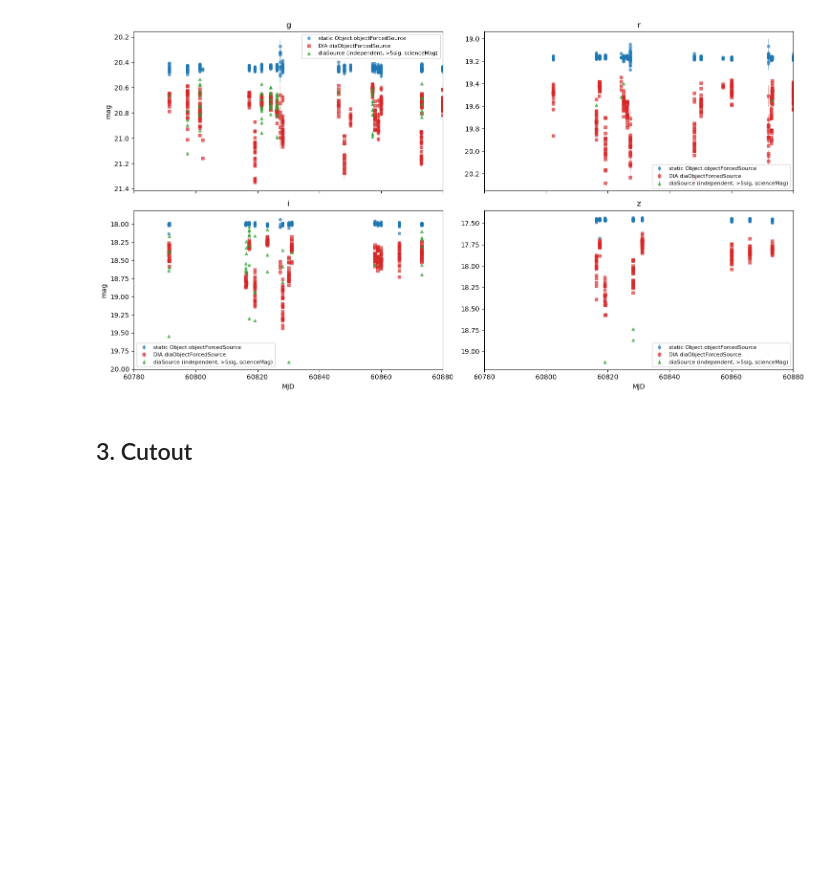
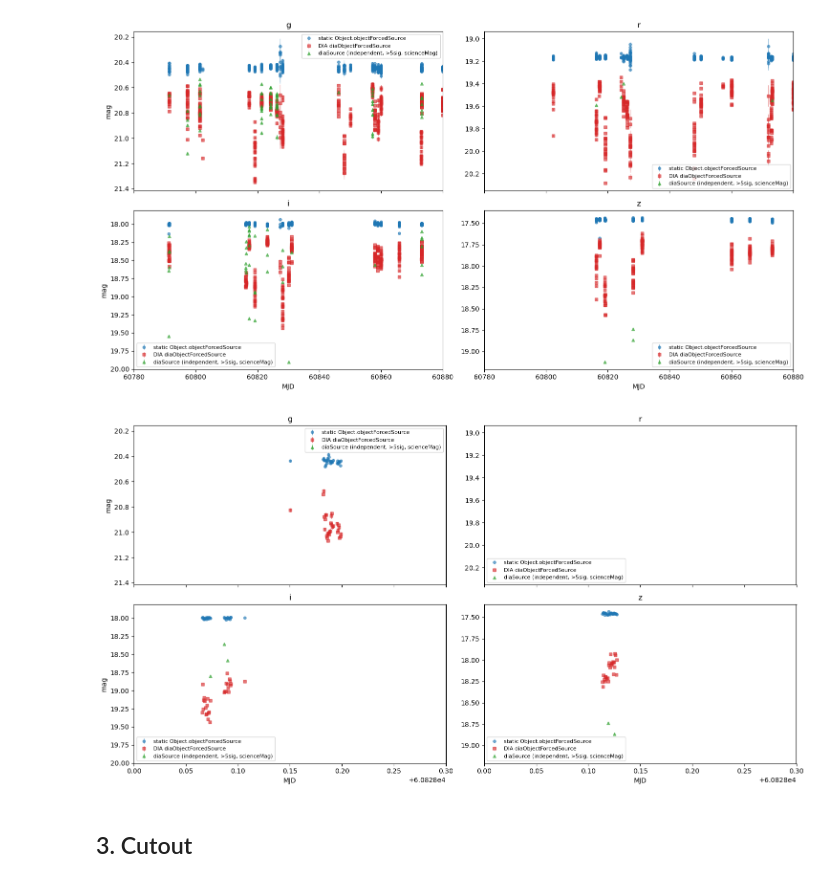
Before and after one commit to ShrRa/dp2_budapest_hands_on, a Jupyter notebook: dia_forced_photometry_scatter_executed.ipynb, the cells around one changed output. Drawn from its saved outputs; the diff is of its cells as text; code cells hidden in the pictures; blank space fills up the shorter version.

Commit message:
Inspect an object with intranight scatter

```diff
--- a/dia_forced_photometry_scatter_executed.ipynb
+++ b/dia_forced_photometry_scatter_executed.ipynb
@@ -217,6 +219,34 @@ plt.tight_layout()
 plt.show()
 # %% [output]
 [figure]
+# %%
+BANDS = "griz"
+STREAMS = [(static_stream, 'static Object.objectForcedSource', 'C0', 'o'),
+          (dia_forced_stream, 'DIA diaObjectForcedSource', 'C3', 's'),
+          (dia_source_stream, 'diaSource (independent, >5sig, scienceMag)', 'C2', '^')]
+
+fig, axes = plt.subplots(2, 2, figsize=(15, 8), sharex=True)
+for ax, b in zip(axes.flat, BANDS):
+    for stream, label, color, marker in STREAMS:
+        m = stream['band'] == b
+        if m.sum() == 0:
+            continue
+        ax.errorbar(stream['t'][m], stream['mag'][m], yerr=stream['err'][m],
+                    fmt=marker, ms=4, color=color, alpha=0.6, label=label, elinewidth=0.8)
+        ax.legend(fontsize=8, loc='best')
+    ax.invert_yaxis()
+    ax.set_title(b)
+    ax.set_xlim(60828, 60828.3)
+#axes[0, 0].legend(fontsize=8, loc='best')
+for ax in axes[1]:
+    ax.set_xlabel('MJD')
+for ax in axes[:, 0]:
+    ax.set_ylabel('mag')
+
+plt.tight_layout()
+plt.show()
+# %% [output]
+[figure, added]
 # %% [markdown]
 ## 3. Cutout
 # %%
```
Also changed, not shown: parts of 1 cell of this notebook.
